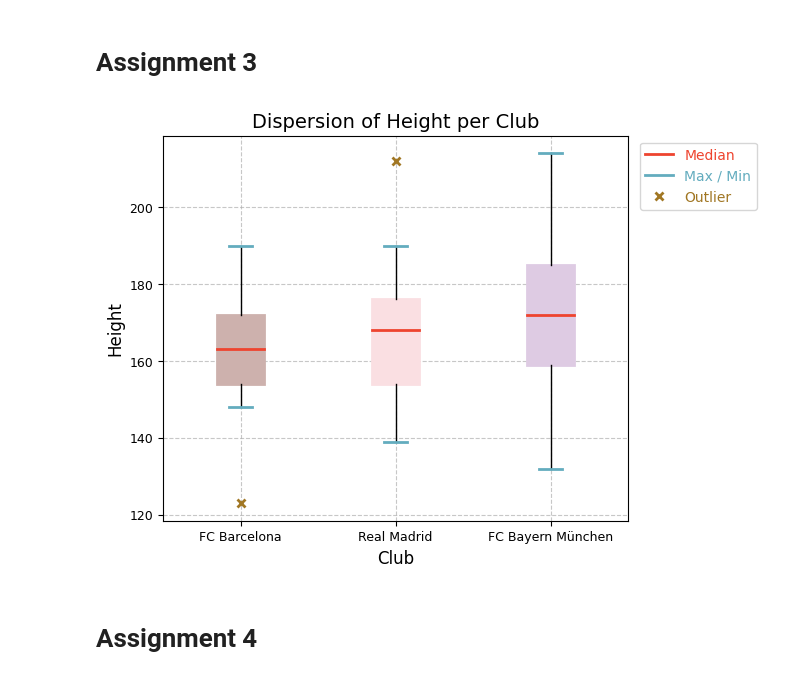
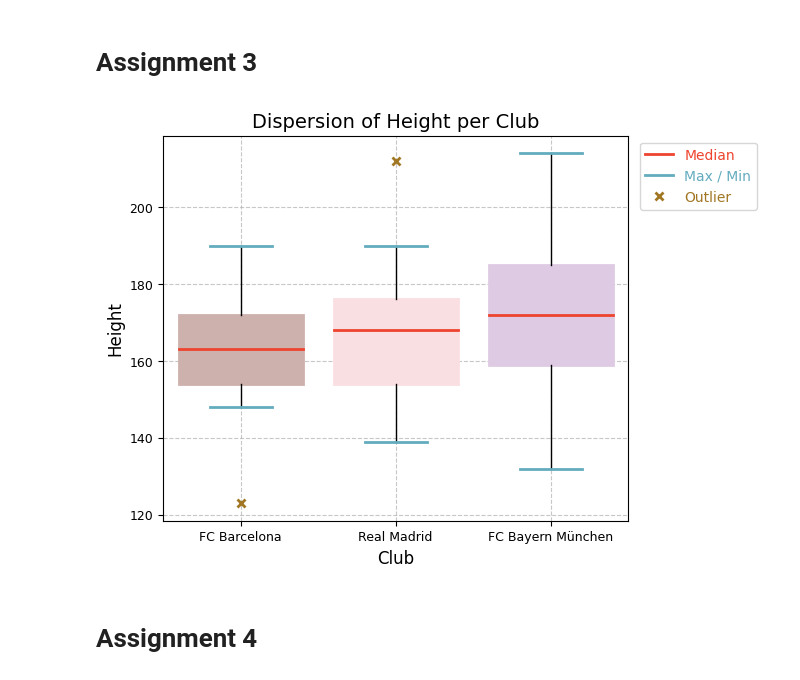
Before and after one commit to mukoubuchi/kaggle, a Jupyter notebook: dataviz-badging-practical-examination.ipynb, the cells around one changed output. Saved outputs shown, nothing was run; the diff lists cells and outputs as text; code cells hidden in the pictures.

```diff
--- a/dataviz-badging-practical-examination.ipynb
+++ b/dataviz-badging-practical-examination.ipynb
@@ -151,37 +151,38 @@ lncolor = ['#EE442F', '#63ACBE', '#A17724']
 plt.figure(figsize=(6, 5))
 bp = plt.boxplot([df_bar_w, df_rea_w, df_bay_w],
             labels=['FC Barcelona', 'Real Madrid', 'FC Bayern München'],
+            widths=(0.8, 0.8, 0.8),
             patch_artist=True,
             flierprops=dict(marker='x', markeredgecolor=lncolor[2], markeredgewidth=2)
            )
 
 # Set box colors
 for b, c in zip(bp['boxes'], bxcolor):
     b.set(color=c, linewidth=2) # outline
     b.set_facecolor(c) # body
 
 # Set line colors
 [b.set(color=lncolor[0], linewidth=2) for b in bp['medians']]
 [b.set(color=lncolor[1], linewidth=2) for b in bp['caps']]
 [b.set(color=lncolor[2], linewidth=2) for b in bp['fliers']]
 
 lines = [bp['medians'][0], bp['caps'][0], bp['fliers'][0]]
 
 # Create legend
 legend_labels = ['Median', 'Max / Min', 'Outlier']
 plt.legend(lines, legend_labels, labelcolor='markeredgecolor', bbox_to_anchor=(1.01, 1), loc='upper left')
 
 # Add grid and labels
 plt.grid(True, linestyle='--', alpha=0.7)
 plt.title('Dispersion of Height per Club', fontsize=14)
 plt.xlabel('Club', fontsize=12)
 plt.ylabel('Height', fontsize=12)
 plt.xticks(fontsize=9)
 plt.yticks(fontsize=9)
 
 plt.show()
 # %% [output]
-[figure, old version]
+[figure, new version]
 # %% [markdown]
 # Assignment 4
 # %%
```
Also changed, not shown: parts of 1 cell of this notebook.
